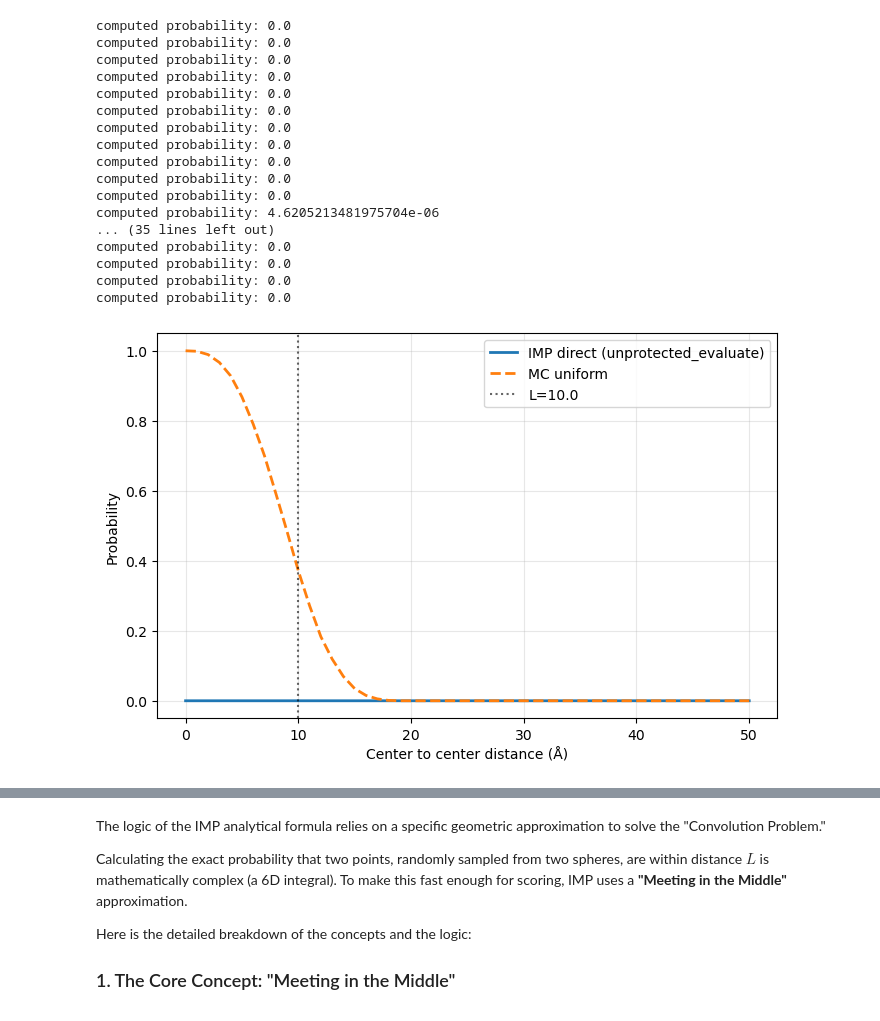
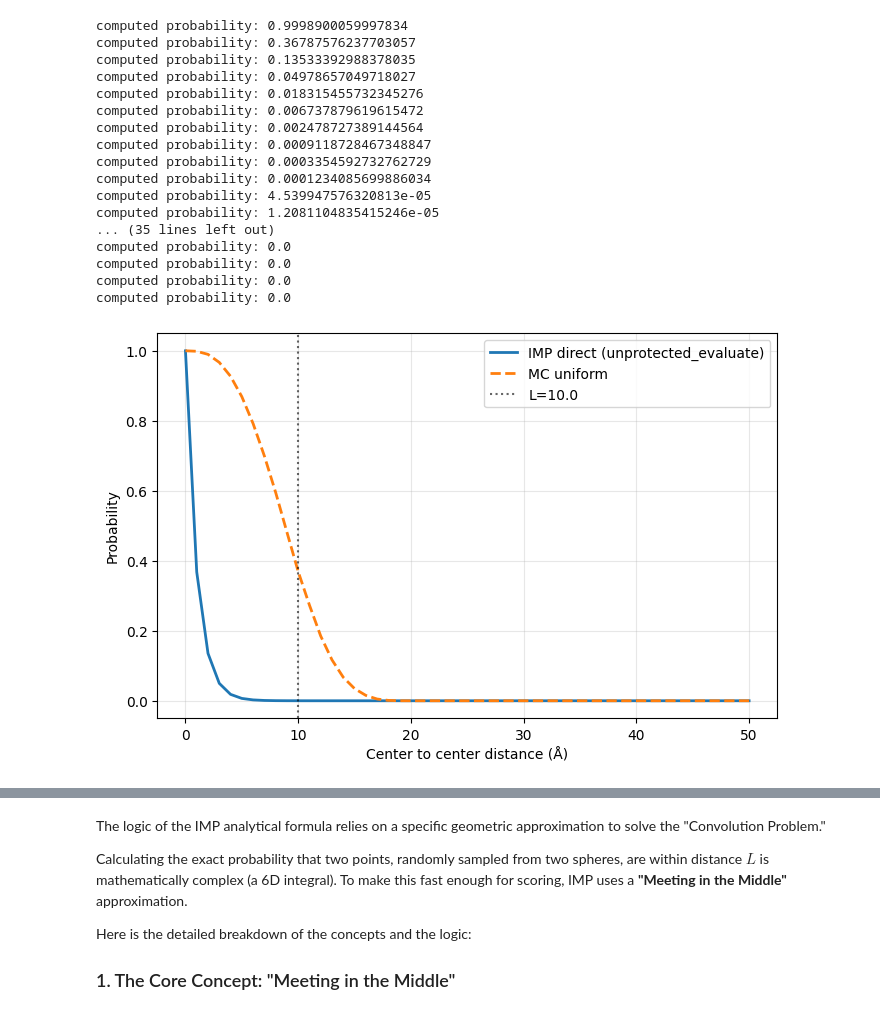
Before and after one commit to sreeganb/tri-center-xls, a Jupyter notebook: bayesian_trifunctional/test_xlms_restraint.ipynb, the cells around one changed output, grey strips where cells are left out. Cells and saved outputs as stored; diff of their text form; code cells hidden in the pictures.

```diff
--- a/bayesian_trifunctional/test_xlms_restraint.ipynb
+++ b/bayesian_trifunctional/test_xlms_restraint.ipynb
@@ -15,7 +15,7 @@ def setupnuisance(m, initialvalue, minvalue, maxvalue, isoptimized=False):
     nuisance.set_is_optimized(nuisance.get_nuisance_key(), isoptimized)
     return nuisance
 
-def build_imp_restraint(sigma1=5.0, sigma2=5.0, psi_val=1.0, length=21.0, slope=1.0):
+def build_imp_restraint(sigma1=5.0, sigma2=5.0, psi_val=0.001, length=21.0, slope=1.0):
     m = IMP.Model()
     p1 = IMP.Particle(m)
     p2 = IMP.Particle(m)
@@ -67,47 +67,47 @@ def mc_uniform_probability(sep, sigma1, sigma2, L, n=200000):
     return np.mean(d < L)
 
 # ---- comparison run (IMP-test-like parameters) ----
-sigma1, sigma2, L, slope, psi_val = 5.0, 5.0, 10.0, 1.0, 1.0
+sigma1, sigma2, L, slope, psi_val = 5.0, 5.0, 10.0, 1.0, 0.00001
 m, p1, p2, dr = build_imp_restraint(sigma1, sigma2, psi_val, L, slope)
 xyz2 = IMP.core.XYZ(p2)
 
 distances = np.arange(0.0, 51.0, 1.0)
 prob_imp = []
 prob_mc = []
 
 for sep in distances:
     xyz2.set_coordinates((float(sep), 0.0, 0.0))
     prob_imp.append(imp_probability_direct(dr))
     prob_mc.append(mc_uniform_probability(sep, sigma1, sigma2, L, n=100000))
 
 plt.figure(figsize=(8, 5))
 plt.plot(distances, prob_imp, label="IMP direct (unprotected_evaluate)", lw=2)
 plt.plot(distances, prob_mc, "--", label="MC uniform", lw=2)
 plt.axvline(L, color="k", ls=":", alpha=0.6, label=f"L={L}")
 plt.xlabel("Center to center distance (Å)")
 plt.ylabel("Probability")
 plt.legend()
 plt.grid(alpha=0.3)
 plt.show()
 # %% [output]
-computed probability: 0.0
-computed probability: 0.0
-computed probability: 0.0
-computed probability: 0.0
-computed probability: 0.0
-computed probability: 0.0
-computed probability: 0.0
-computed probability: 0.0
-computed probability: 0.0
-computed probability: 0.0
-computed probability: 0.0
-computed probability: 4.6205213481975704e-06
+computed probability: 0.9998900059997834
+computed probability: 0.36787576237703057
+computed probability: 0.13533392988378035
+computed probability: 0.04978657049718027
+computed probability: 0.018315455732345276
+computed probability: 0.006737879619615472
+computed probability: 0.002478727389144564
+computed probability: 0.0009118728467348847
+computed probability: 0.0003354592732762729
+computed probability: 0.0001234085699886034
+computed probability: 4.539947576320813e-05
+computed probability: 1.2081104835415246e-05
 ... (35 lines left out)
 computed probability: 0.0
 computed probability: 0.0
 computed probability: 0.0
 computed probability: 0.0
-[figure, old version]
+[figure, new version]
 # %%
 import IMP
 import IMP.core
```
Also changed, not shown: parts of 2 cells of this notebook, 2 other files.
